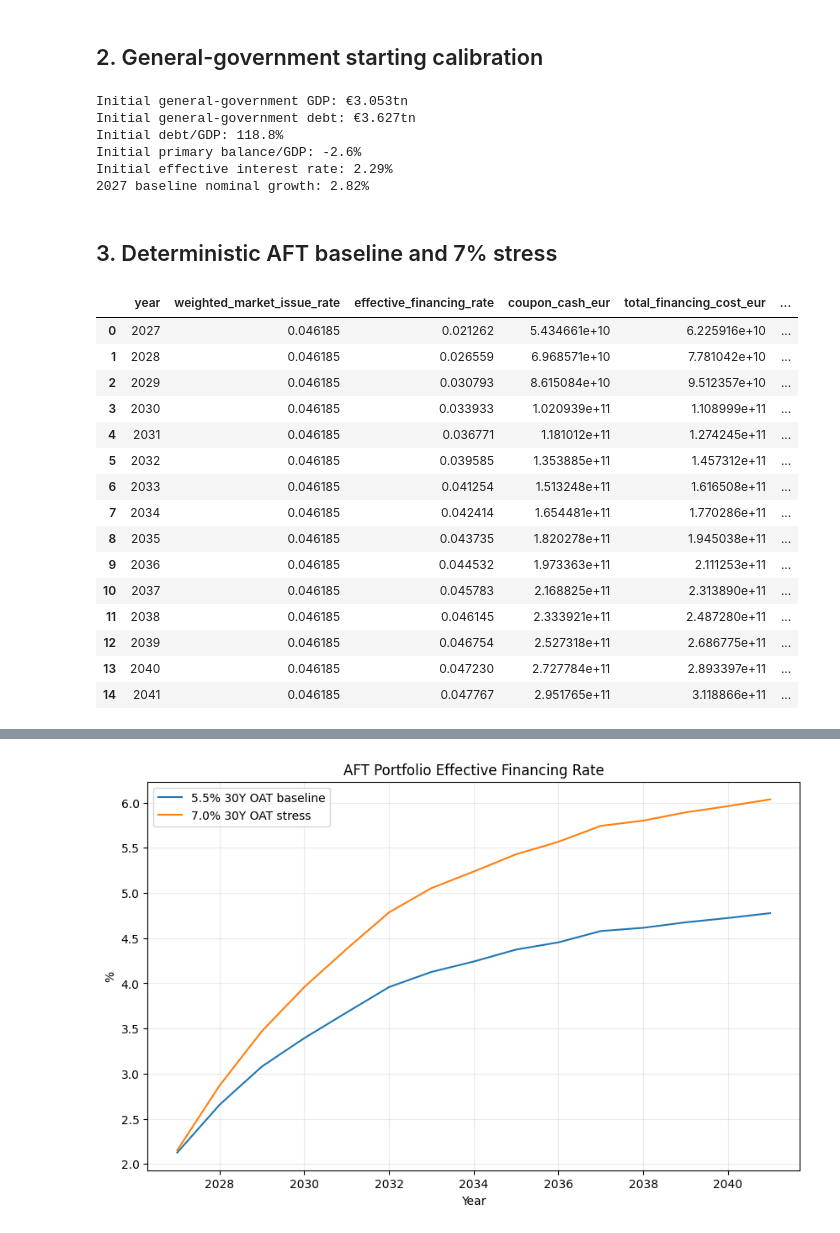
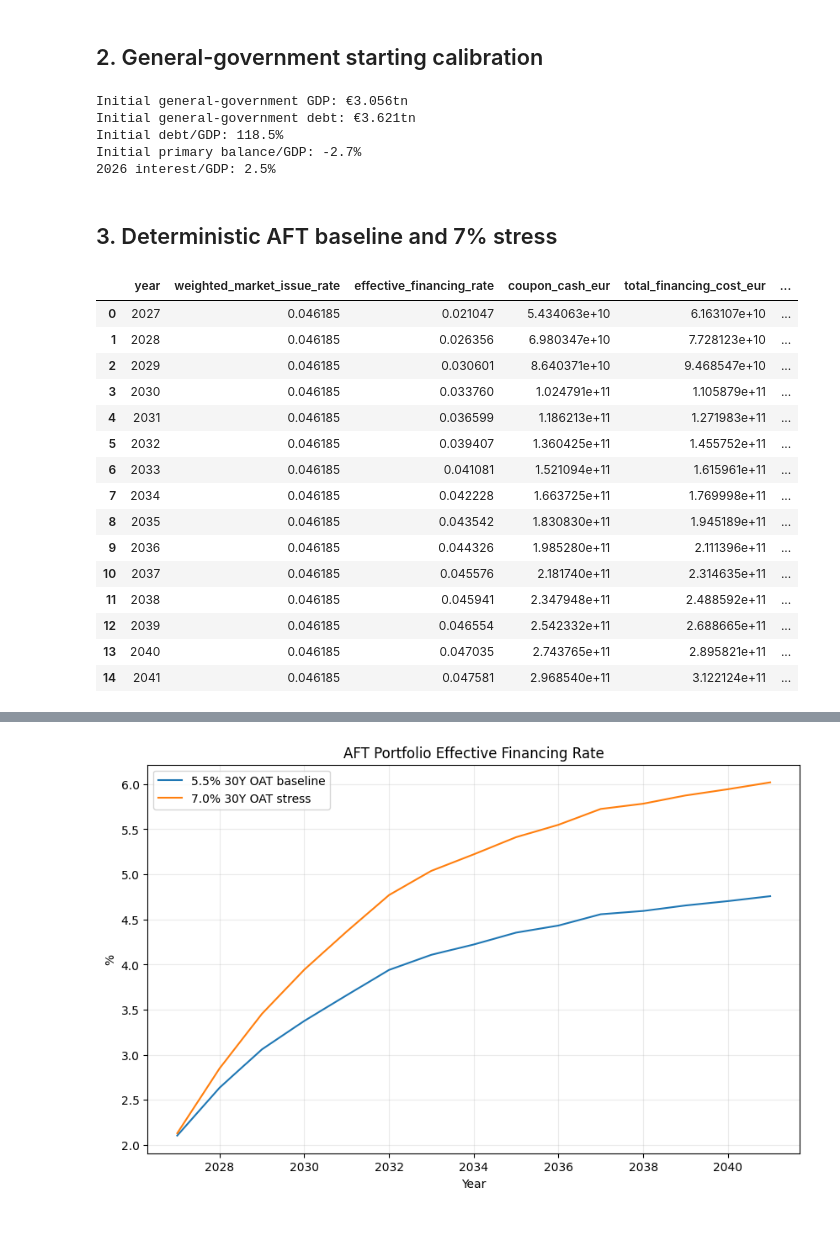
Before and after one commit to MikelCoti/french_oat_model, a Jupyter notebook: notebooks/02_stochastic_dsa.ipynb, the cells around one changed output, grey strips where cells are left out. Saved outputs shown, nothing was run; the diff lists cells and outputs as text; code cells hidden in the pictures.

```diff
--- a/notebooks/02_stochastic_dsa.ipynb
+++ b/notebooks/02_stochastic_dsa.ipynb
@@ -115,14 +127,20 @@ maturity_schedule(portfolio).head(15)
 # %% [markdown]
 ## 2. General-government starting calibration
 # %%
+# ============================================================
+# IMF-consistent starting point: end-2026
+# ============================================================
+
 BASELINE = {
-    "initial_gdp_eur": 3_053_028_980_214.01,
-    "initial_debt_gdp": 1.188,
-    "initial_primary_balance_gdp": -0.026,
-    "initial_interest_gdp": 0.026,
-    "effective_interest_rate": 0.0229,
+    "initial_gdp_eur": 3_056e9,
+    "initial_debt_gdp": 1.185,
+    "initial_primary_balance_gdp": -0.027,
+    "initial_interest_gdp": 0.025,
+
+    # Used only by the standalone deterministic AFT section
     "real_growth": 0.009,
-    "inflation": 0.019,
+    "inflation": 0.017,
+
     "start_year": 2027,
     "horizon_years": 15,
 }
@@ -142,15 +160,13 @@ print(f"Initial general-government GDP: €{BASELINE['initial_gdp_eur'] / 1e12:.
 print(f"Initial general-government debt: €{INITIAL_GG_DEBT_EUR / 1e12:.3f}tn")
 print(f"Initial debt/GDP: {BASELINE['initial_debt_gdp']:.1%}")
 print(f"Initial primary balance/GDP: {BASELINE['initial_primary_balance_gdp']:.1%}")
-print(f"Initial effective interest rate: {BASELINE['effective_interest_rate']:.2%}")
-print(f"2027 baseline nominal growth: {BASELINE['nominal_growth']:.2%}")
+print(f"2026 interest/GDP: {BASELINE['initial_interest_gdp']:.1%}")
 # %% [output]
-Initial general-government GDP: €3.053tn
-Initial general-government debt: €3.627tn
-Initial debt/GDP: 118.8%
-Initial primary balance/GDP: -2.6%
-Initial effective interest rate: 2.29%
-2027 baseline nominal growth: 2.82%
+Initial general-government GDP: €3.056tn
+Initial general-government debt: €3.621tn
+Initial debt/GDP: 118.5%
+Initial primary balance/GDP: -2.7%
+2026 interest/GDP: 2.5%
 # %% [markdown]
 ## 3. Deterministic AFT baseline and 7% stress
 # %%
@@ -208,46 +224,46 @@ assert np.isclose(
     1.0,
 )
 # %%
-aft_baseline_path, aft_baseline_final = simulate_portfolio_path(
+aft_55_sensitivity_path, aft_baseline_final = simulate_portfolio_path(
     initial_portfolio=portfolio,
     initial_gdp_eur=BASELINE["initial_gdp_eur"],
     start_year=BASELINE["start_year"],
     years=BASELINE["horizon_years"],
     nominal_growth=BASELINE["nominal_growth"],
     primary_balance_ratio=BASELINE["initial_primary_balance_gdp"],
     market_curves=baseline_market_curves,
     issuance_plan=ISSUANCE_PLAN,
     french_inflation=BASELINE["inflation"],
     euro_inflation=BASELINE["inflation"],
 )
 
-aft_baseline_path[
+aft_55_sensitivity_path[
     [
         "year",
         "weighted_market_issue_rate",
         "effective_financing_rate",
         "coupon_cash_eur",
         "total_financing_cost_eur",
         "portfolio_debt_end_eur",
     ]
 ]
 # %% [output]
 |  | year | weighted_market_issue_rate | effective_financing_rate | coupon_cash_eur | total_financing_cost_eur | ... |
-| 0 | 2027 | 0.046185 | 0.021262 | 5.434661e+10 | 6.225916e+10 | ... |
-| 1 | 2028 | 0.046185 | 0.026559 | 6.968571e+10 | 7.781042e+10 | ... |
-| 2 | 2029 | 0.046185 | 0.030793 | 8.615084e+10 | 9.512357e+10 | ... |
-| 3 | 2030 | 0.046185 | 0.033933 | 1.020939e+11 | 1.108999e+11 | ... |
-| 4 | 2031 | 0.046185 | 0.036771 | 1.181012e+11 | 1.274245e+11 | ... |
-| 5 | 2032 | 0.046185 | 0.039585 | 1.353885e+11 | 1.457312e+11 | ... |
-| 6 | 2033 | 0.046185 | 0.041254 | 1.513248e+11 | 1.616508e+11 | ... |
-| 7 | 2034 | 0.046185 | 0.042414 | 1.654481e+11 | 1.770286e+11 | ... |
-| 8 | 2035 | 0.046185 | 0.043735 | 1.820278e+11 | 1.945038e+11 | ... |
-| 9 | 2036 | 0.046185 | 0.044532 | 1.973363e+11 | 2.111253e+11 | ... |
-| 10 | 2037 | 0.046185 | 0.045783 | 2.168825e+11 | 2.313890e+11 | ... |
-| 11 | 2038 | 0.046185 | 0.046145 | 2.333921e+11 | 2.487280e+11 | ... |
-| 12 | 2039 | 0.046185 | 0.046754 | 2.527318e+11 | 2.686775e+11 | ... |
-| 13 | 2040 | 0.046185 | 0.047230 | 2.727784e+11 | 2.893397e+11 | ... |
-| 14 | 2041 | 0.046185 | 0.047767 | 2.951765e+11 | 3.118866e+11 | ... |
+| 0 | 2027 | 0.046185 | 0.021047 | 5.434063e+10 | 6.163107e+10 | ... |
+| 1 | 2028 | 0.046185 | 0.026356 | 6.980347e+10 | 7.728123e+10 | ... |
+| 2 | 2029 | 0.046185 | 0.030601 | 8.640371e+10 | 9.468547e+10 | ... |
+| 3 | 2030 | 0.046185 | 0.033760 | 1.024791e+11 | 1.105879e+11 | ... |
+| 4 | 2031 | 0.046185 | 0.036599 | 1.186213e+11 | 1.271983e+11 | ... |
+| 5 | 2032 | 0.046185 | 0.039407 | 1.360425e+11 | 1.455752e+11 | ... |
+| 6 | 2033 | 0.046185 | 0.041081 | 1.521094e+11 | 1.615961e+11 | ... |
+| 7 | 2034 | 0.046185 | 0.042228 | 1.663725e+11 | 1.769998e+11 | ... |
+| 8 | 2035 | 0.046185 | 0.043542 | 1.830830e+11 | 1.945189e+11 | ... |
+| 9 | 2036 | 0.046185 | 0.044326 | 1.985280e+11 | 2.111396e+11 | ... |
+| 10 | 2037 | 0.046185 | 0.045576 | 2.181740e+11 | 2.314635e+11 | ... |
+| 11 | 2038 | 0.046185 | 0.045941 | 2.347948e+11 | 2.488592e+11 | ... |
+| 12 | 2039 | 0.046185 | 0.046554 | 2.542332e+11 | 2.688665e+11 | ... |
+| 13 | 2040 | 0.046185 | 0.047035 | 2.743765e+11 | 2.895821e+11 | ... |
+| 14 | 2041 | 0.046185 | 0.047581 | 2.968540e+11 | 3.122124e+11 | ... |
 # %%
 STRESS_OAT_30Y = 0.070
 
```
Also changed, not shown: parts of 24 cells of this notebook, 1 other file.
